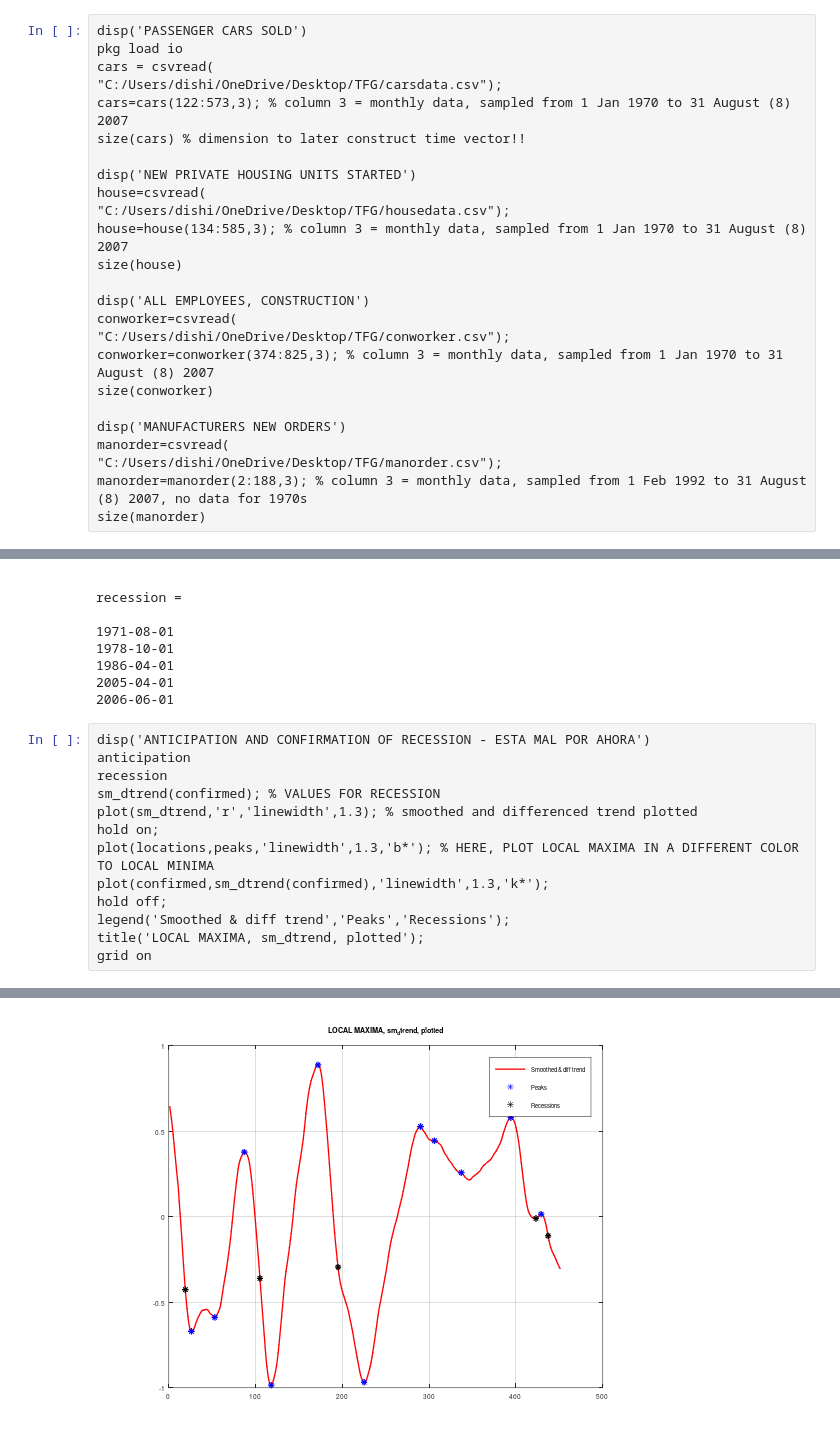
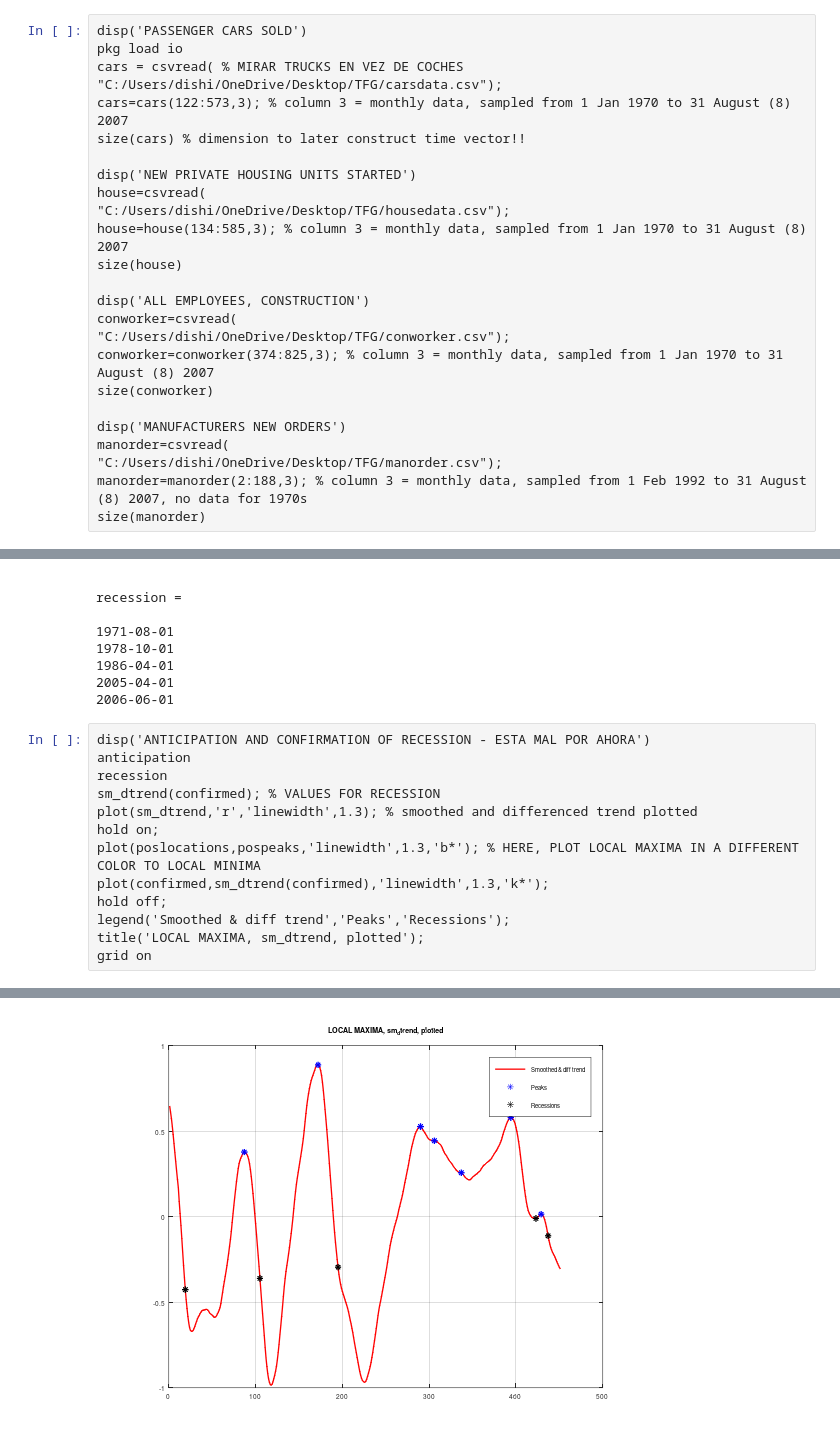
Before and after one commit to Diana-ash/Indicador-Adelantado-LDHR, a Jupyter notebook: analisis_explorativo.ipynb, the cells around one changed output, grey strips where cells are left out. Drawn from its saved outputs; the diff is of its cells as text.

```diff
--- a/analisis_explorativo.ipynb
+++ b/analisis_explorativo.ipynb
@@ -1,7 +1,7 @@
 # %%
 disp('PASSENGER CARS SOLD')
 pkg load io
-cars = csvread(
+cars = csvread( % MIRAR TRUCKS EN VEZ DE COCHES
 "C:/Users/dishi/OneDrive/Desktop/TFG/carsdata.csv");
 cars=cars(122:573,3); % column 3 = monthly data, sampled from 1 Jan 1970 to 31 August (8) 2007
 size(cars) % dimension to later construct time vector!!
@@ -264,32 +347,32 @@ recession =
 disp('ANTICIPATION AND CONFIRMATION OF RECESSION - ESTA MAL POR AHORA')
 anticipation
 recession
 sm_dtrend(confirmed); % VALUES FOR RECESSION
 plot(sm_dtrend,'r','linewidth',1.3); % smoothed and differenced trend plotted
 hold on;
-plot(locations,peaks,'linewidth',1.3,'b*'); % HERE, PLOT LOCAL MAXIMA IN A DIFFERENT COLOR TO LOCAL MINIMA
+plot(poslocations,pospeaks,'linewidth',1.3,'b*'); % HERE, PLOT LOCAL MAXIMA IN A DIFFERENT COLOR TO LOCAL MINIMA
 plot(confirmed,sm_dtrend(confirmed),'linewidth',1.3,'k*');
 hold off;
 legend('Smoothed & diff trend','Peaks','Recessions');
 title('LOCAL MAXIMA, sm_dtrend, plotted');
 grid on
 # %% [output]
 ANTICIPATION AND CONFIRMATION OF RECESSION - ESTA MAL POR AHORA
 anticipation =
 
 1977-04-01
 1984-05-01
 1994-03-01
 1995-07-01
 1998-02-01
 2002-11-01
 2005-10-01
 
 recession =
 
 1971-08-01
 1978-10-01
 1986-04-01
 2005-04-01
 2006-06-01
-[figure, old version]
+[figure, new version]
```
Also changed, not shown: parts of 5 cells of this notebook.
